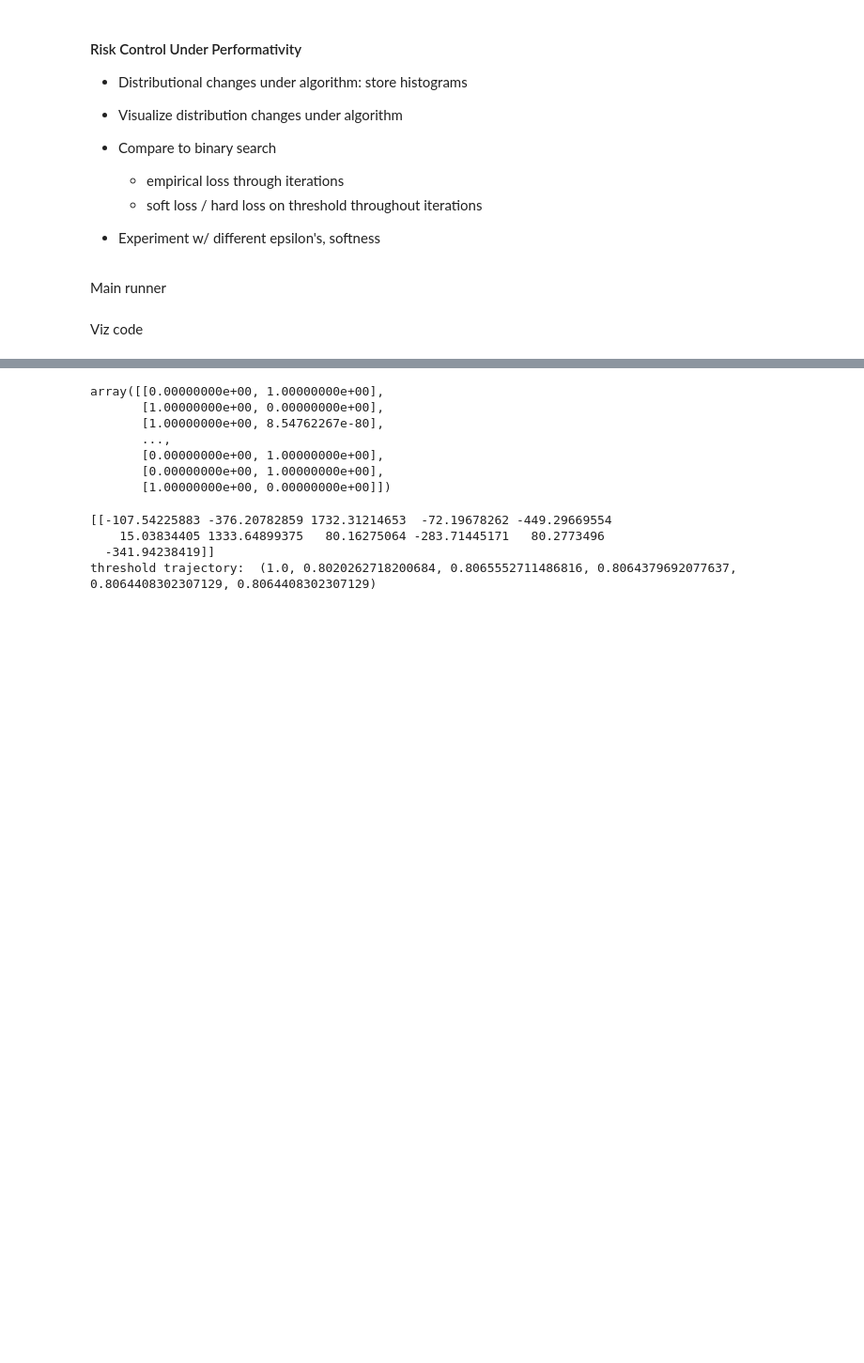
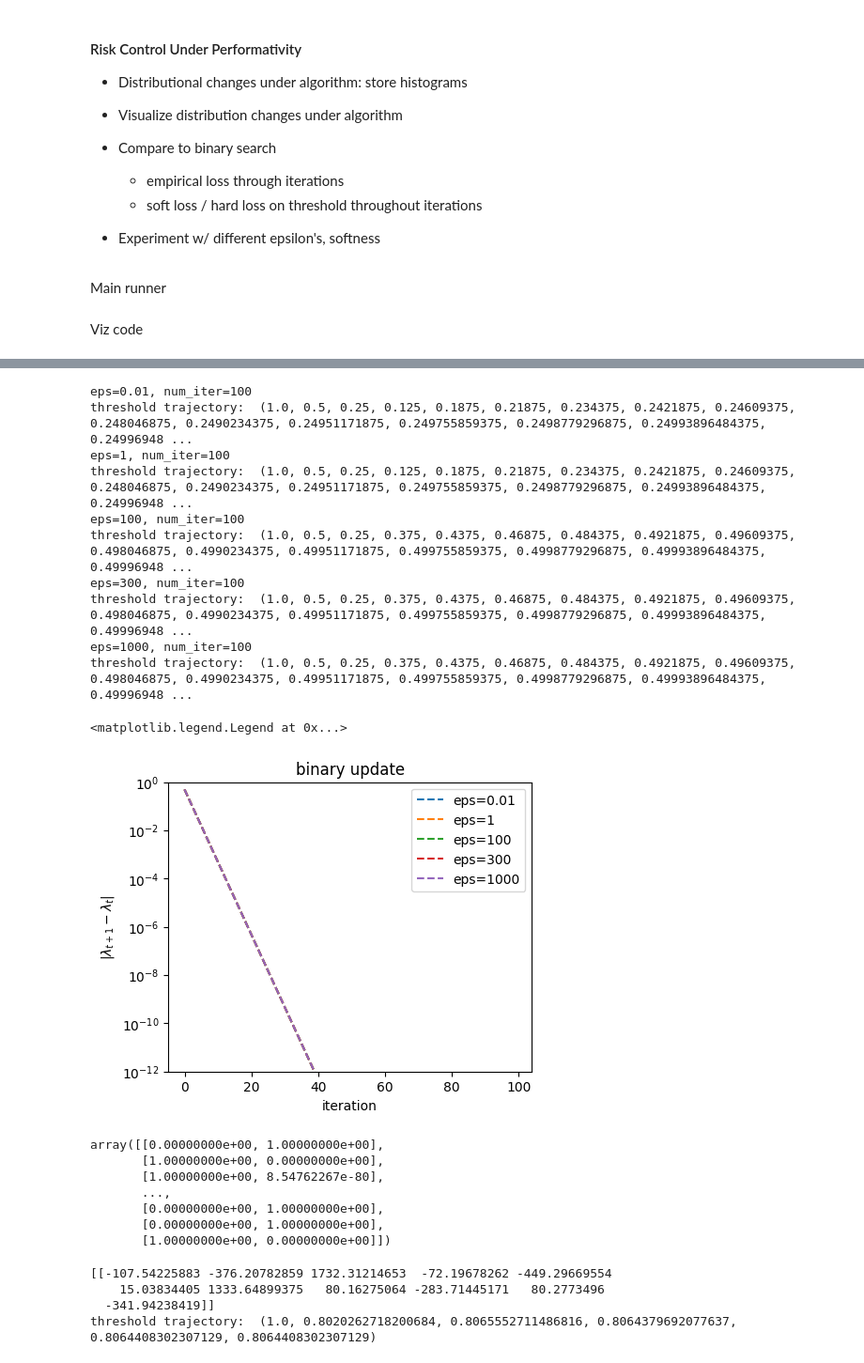
Before and after one commit to livctr/rcpp, a Jupyter notebook: credit-scoring/rcpp.ipynb, the cells around one changed output, grey strips where cells are left out. Shown at 94% size. Cells and saved outputs as stored; diff of their text form; code cells hidden in the pictures; blank space fills up the shorter version.

```diff
--- a/credit-scoring/rcpp.ipynb
+++ b/credit-scoring/rcpp.ipynb
@@ -409,2 +523,44 @@ def plot_histogram_evolution(logger, title='histogram evolution', window=(0, 1))
+# %%
+random_state = 123
+epsilons = [0.01, 1, 100, 300, 1000]
+num_iters = [100] * 5  # [5, 5, 10, 70, 70]
+
+trajectories = {}
+for eps, num_iter in zip(epsilons, num_iters):
+    print(f"eps={eps}, num_iter={num_iter}")
+    soft_loss = SoftLoss(args.loss_softness)
+    thresh_updater = BinaryThreshUpdater(0, 1)
+    threshs = get_eps_results(soft_loss, thresh_updater, random_state, eps, num_iter)
+    trajectories[eps] = threshs
+    print("threshold trajectory: ", threshs)
+
+
+# difference between consecutive thresholds
+diffs = {eps: np.diff(traj) for eps, traj in trajectories.items()}
+# plot absolute differences on log scale
+plt.figure(figsize=(5,4))
+for eps, diff in diffs.items():
+    style = '*--' if len(diff) < 7 else '--'
+    plt.plot(range(len(diff)), np.abs(diff), style, label=f'eps={eps}')
+plt.yscale('log')
+# set y scale
+plt.ylim(1e-12, 1)
+plt.xlabel('iteration')
+plt.ylabel(r'|$\lambda_{t+1} - \lambda_t$|')
+plt.title('binary update')
+plt.legend()
+# %% [output]
+eps=0.01, num_iter=100
+threshold trajectory:  (1.0, 0.5, 0.25, 0.125, 0.1875, 0.21875, 0.234375, 0.2421875, 0.24609375, 0.248046875, 0.2490234375, 0.24951171875, 0.249755859375, 0.2498779296875, 0.24993896484375, 0.24996948 ...
+eps=1, num_iter=100
+threshold trajectory:  (1.0, 0.5, 0.25, 0.125, 0.1875, 0.21875, 0.234375, 0.2421875, 0.24609375, 0.248046875, 0.2490234375, 0.24951171875, 0.249755859375, 0.2498779296875, 0.24993896484375, 0.24996948 ...
+eps=100, num_iter=100
+threshold trajectory:  (1.0, 0.5, 0.25, 0.375, 0.4375, 0.46875, 0.484375, 0.4921875, 0.49609375, 0.498046875, 0.4990234375, 0.49951171875, 0.499755859375, 0.4998779296875, 0.49993896484375, 0.49996948 ...
+eps=300, num_iter=100
+threshold trajectory:  (1.0, 0.5, 0.25, 0.375, 0.4375, 0.46875, 0.484375, 0.4921875, 0.49609375, 0.498046875, 0.4990234375, 0.49951171875, 0.499755859375, 0.4998779296875, 0.49993896484375, 0.49996948 ...
+eps=1000, num_iter=100
+threshold trajectory:  (1.0, 0.5, 0.25, 0.375, 0.4375, 0.46875, 0.484375, 0.4921875, 0.49609375, 0.498046875, 0.4990234375, 0.49951171875, 0.499755859375, 0.4998779296875, 0.49993896484375, 0.49996948 ...
+<matplotlib.legend.Legend at 0x...>
+[figure, added]
 # %%
 # x - eps * theta
```
Also changed, not shown: parts of 13 cells of this notebook.
